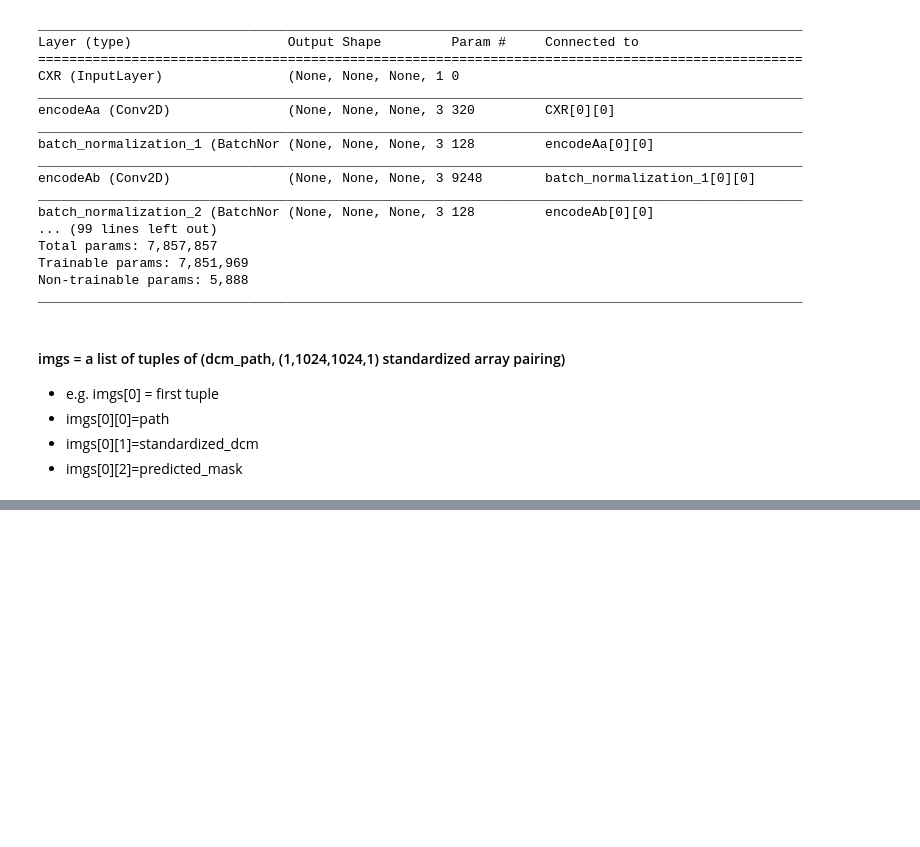
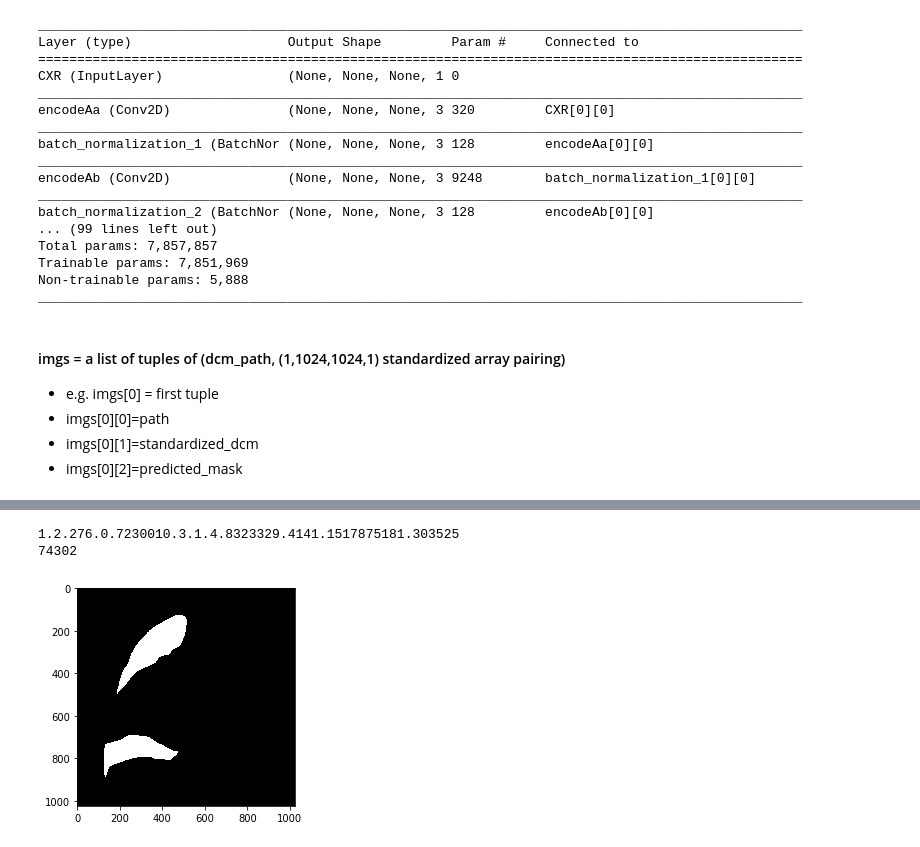
Before and after one commit to kshannon/pneumothorax-segmentation, a Jupyter notebook: eda/model_validation.ipynb, the cells around one changed output, grey strips where cells are left out. Cells and saved outputs as stored; diff of their text form; code cells hidden in the pictures; blank space fills up the shorter version.

```diff
--- a/eda/model_validation.ipynb
+++ b/eda/model_validation.ipynb
@@ -180,0 +205,23 @@ max value:0.0
+# %%
+# build a dict where the key is a dcm name and the value is another dict which holds a
+# list of RLEs and a sum count of nozero pixels
+
+class_1 = {}
+with open(rle_csv, 'r') as csv_file:
+    next(csv_file)
+    for row in csv_file:
+        count +=1
+        if count == 100:
+            break
+        dcm_file,y = row.split(',')
+        rle = y.lstrip().strip('\n')
+
+        if rle == '-1':
+            continue
+        else:
+            rle_count = np.count_nonzero(rle2mask(rle=rle)) #count nonzero pixels
+            if dcm_file in class_1.keys():
+                class_1[dcm_file]['rles'].append(rle)
+                class_1[dcm_file]['mask_size'] += rle_count
+            else:
+                class_1[dcm_file] = {'rles':[rle],'mask_size':rle_count}
@@ -180,0 +246,24 @@ max value:0.0
+# %%
+# 1.2.276.0.7230010.3.1.4.8323329.4141.1517875181.303525
+# this is the largest instance of pneumothroax in our training dataset
+largest = None
+for k, v in class_1.items():
+    if largest == None:
+        largest_dcm = k
+        largest = v['mask_size']
+    if v['mask_size'] > largest:
+        largest_dcm = k
+        largest = v['mask_size']
+print(largest_dcm)
+print(largest)
+# %% [output]
+1.2.276.0.7230010.3.1.4.8323329.4141.1517875181.303525
+74302
+# %%
+# zeros = np.zeros((1024,1024))
+mask1 = rle2mask(class_1['1.2.276.0.7230010.3.1.4.8323329.4141.1517875181.303525']['rles'][0])
+mask2 = rle2mask(class_1['1.2.276.0.7230010.3.1.4.8323329.4141.1517875181.303525']['rles'][1])
+plt.imshow(np.add(mask1, mask2), cmap=plt.cm.bone)
+plt.show()
+# %% [output]
+[figure, added]
```
Also changed, not shown: parts of 7 cells of this notebook.
